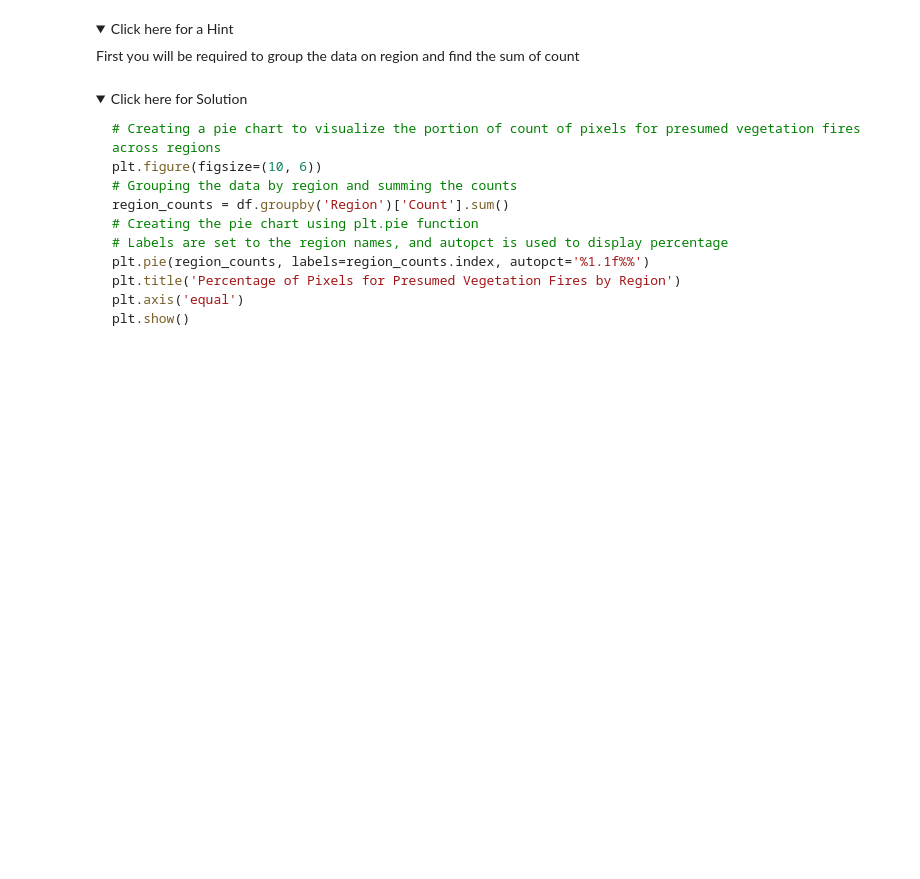
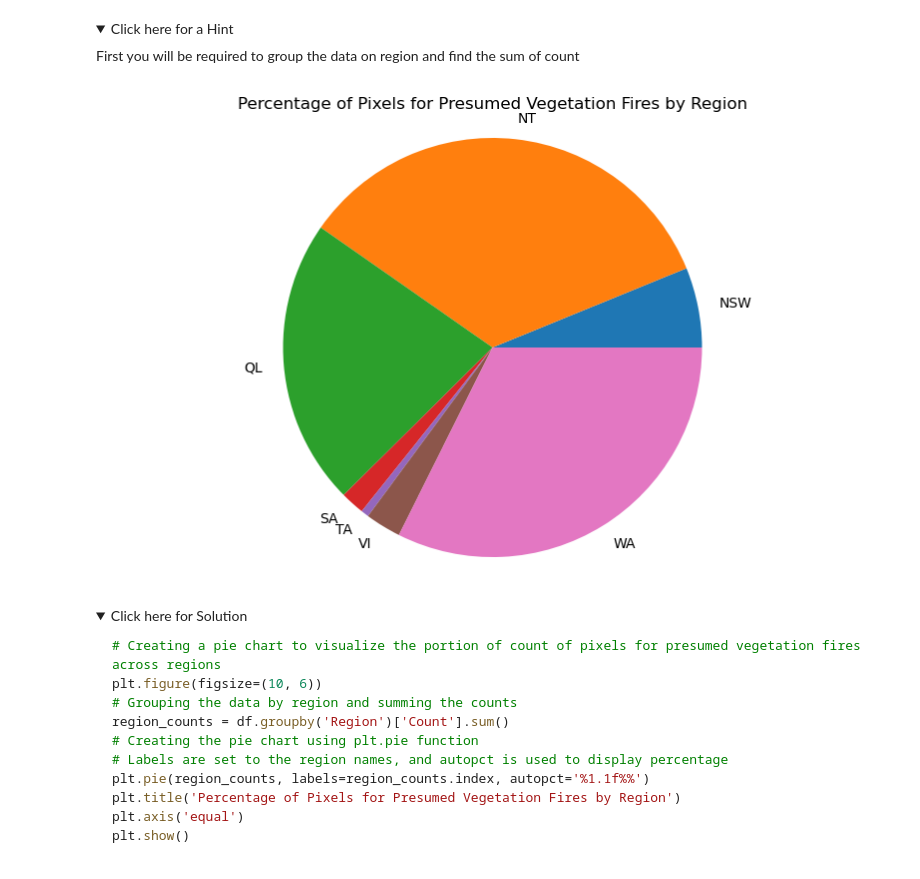
Before and after one commit to eb953/DS, a Jupyter notebook: Practice_Assignment_Part1.jupyterlite.ipynb, the cells around one changed output. Saved outputs shown, nothing was run; the diff lists cells and outputs as text; code cells hidden in the pictures; folded sections open; blank space fills up the shorter version.

```diff
--- a/Practice_Assignment_Part1.jupyterlite.ipynb
+++ b/Practice_Assignment_Part1.jupyterlite.ipynb
@@ -341,6 +351,18 @@ plt.show()
     <summary>Click here for a Hint</summary>
 First you will  be required to group the data on region and find the sum of count
 </details>
+# %%
+plt.figure(figsize = (10,6))
+
+region_counts = df.groupby('Region')['Count'].sum()
+
+plt.pie(region_counts, labels=region_counts.index, )
+plt.title('Percentage of Pixels for Presumed Vegetation Fires by Region')
+[(i,round(k/region_counts.sum()*100,2)) for i,k in zip(region_counts.index, region_counts)]
+plt.axis('equal')
+plt.show()
+# %% [output]
+[figure, added]
 # %% [markdown]
 <details>
     <summary>Click here for Solution</summary>
```
Also changed, not shown: parts of 12 cells of this notebook.
